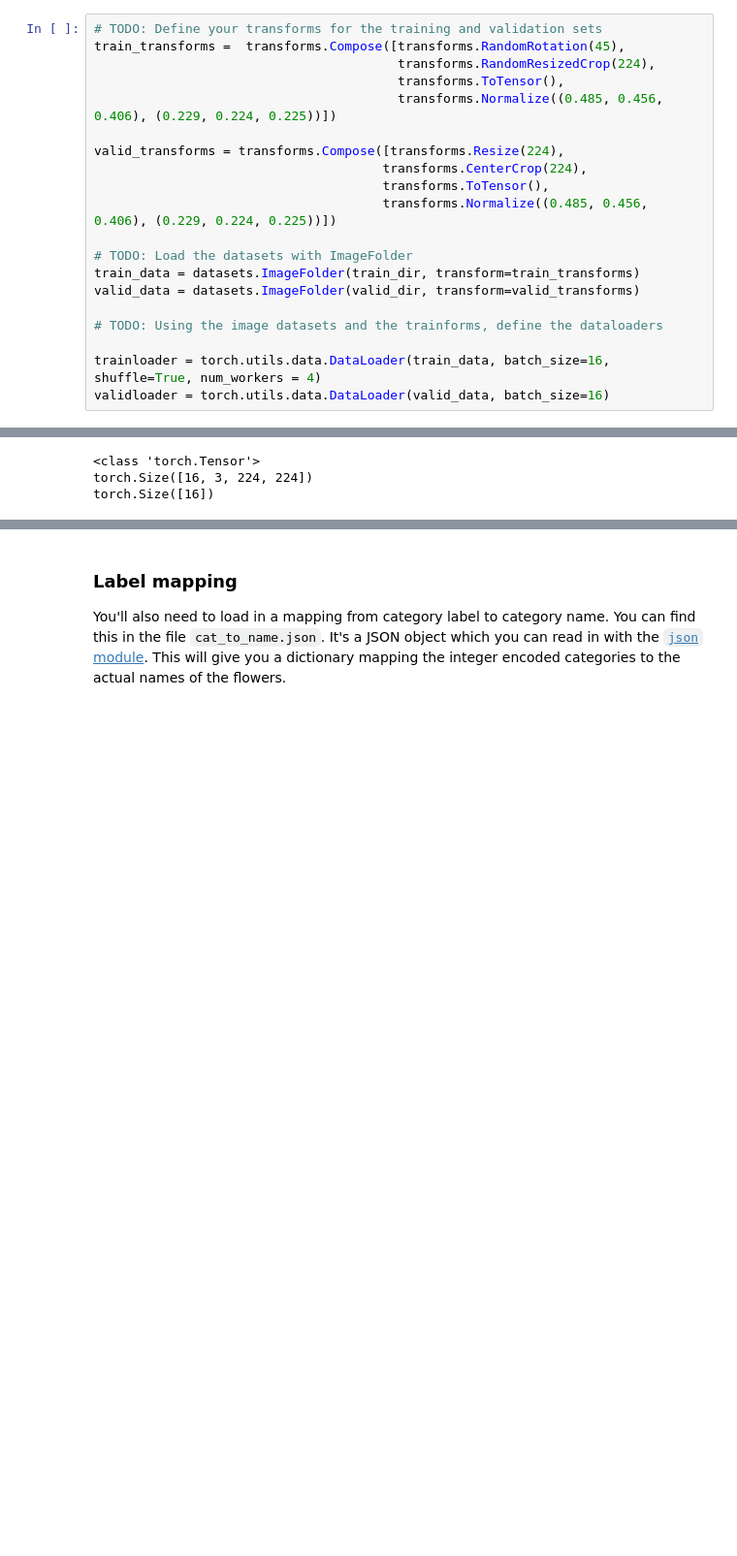
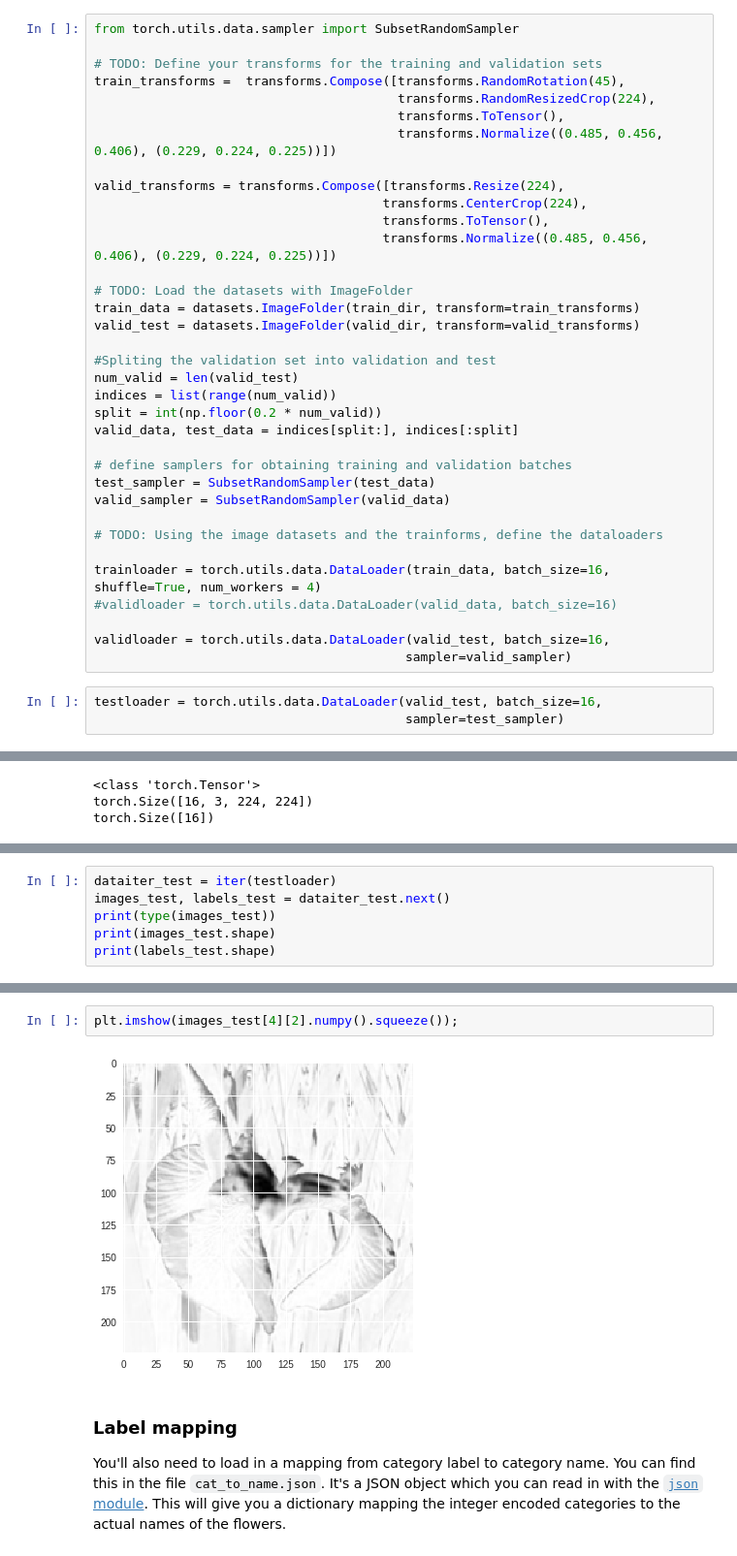
Before and after one commit to jpinzonc/flower_classification, a Jupyter notebook: Image Classifier Project_2.0_collab.ipynb, the cells around one changed output, grey strips where cells are left out. Shown at 97% size. Drawn from its saved outputs; the diff is of its cells as text; blank space fills up the shorter version.

```diff
--- a/Image Classifier Project_2.0_collab.ipynb
+++ b/Image Classifier Project_2.0_collab.ipynb
@@ -110,6 +110,8 @@ valid_dir = data_dir + '/valid'
 #train_dir = data_dir + '/train'
 #valid_dir = data_dir + '/valid'
 # %%
+from torch.utils.data.sampler import SubsetRandomSampler
+
 # TODO: Define your transforms for the training and validation sets
 train_transforms =  transforms.Compose([transforms.RandomRotation(45),
                                         transforms.RandomResizedCrop(224),
@@ -123,12 +125,28 @@ valid_transforms = transforms.Compose([transforms.Resize(224),
 
 # TODO: Load the datasets with ImageFolder
 train_data = datasets.ImageFolder(train_dir, transform=train_transforms)
-valid_data = datasets.ImageFolder(valid_dir, transform=valid_transforms)
+valid_test = datasets.ImageFolder(valid_dir, transform=valid_transforms)
+
+#Spliting the validation set into validation and test
+num_valid = len(valid_test)
+indices = list(range(num_valid))
+split = int(np.floor(0.2 * num_valid))
+valid_data, test_data = indices[split:], indices[:split]
+
+# define samplers for obtaining training and validation batches
+test_sampler = SubsetRandomSampler(test_data)
+valid_sampler = SubsetRandomSampler(valid_data)
 
 # TODO: Using the image datasets and the trainforms, define the dataloaders
 
 trainloader = torch.utils.data.DataLoader(train_data, batch_size=16, shuffle=True, num_workers = 4)
-validloader = torch.utils.data.DataLoader(valid_data, batch_size=16)
+#validloader = torch.utils.data.DataLoader(valid_data, batch_size=16)
+
+validloader = torch.utils.data.DataLoader(valid_test, batch_size=16,
+                                         sampler=valid_sampler)
+# %%
+testloader = torch.utils.data.DataLoader(valid_test, batch_size=16,
+                                         sampler=test_sampler)
 # %%
 # Checking the structure of the datasets
 for batch in trainloader:
@@ -170,0 +222,6 @@ plt.imshow(images[4][2].numpy().squeeze());
+# %%
+dataiter_test = iter(testloader)
+images_test, labels_test = dataiter_test.next()
+print(type(images_test))
+print(images_test.shape)
+print(labels_test.shape)
@@ -171,3 +232,7 @@ plt.imshow(images[4][2].numpy().squeeze());
+# %%
+plt.imshow(images_test[4][2].numpy().squeeze());
+# %% [output]
+[figure, added]
 # %% [markdown]
 ### Label mapping
 
```
Also changed, not shown: parts of 16 cells of this notebook.
